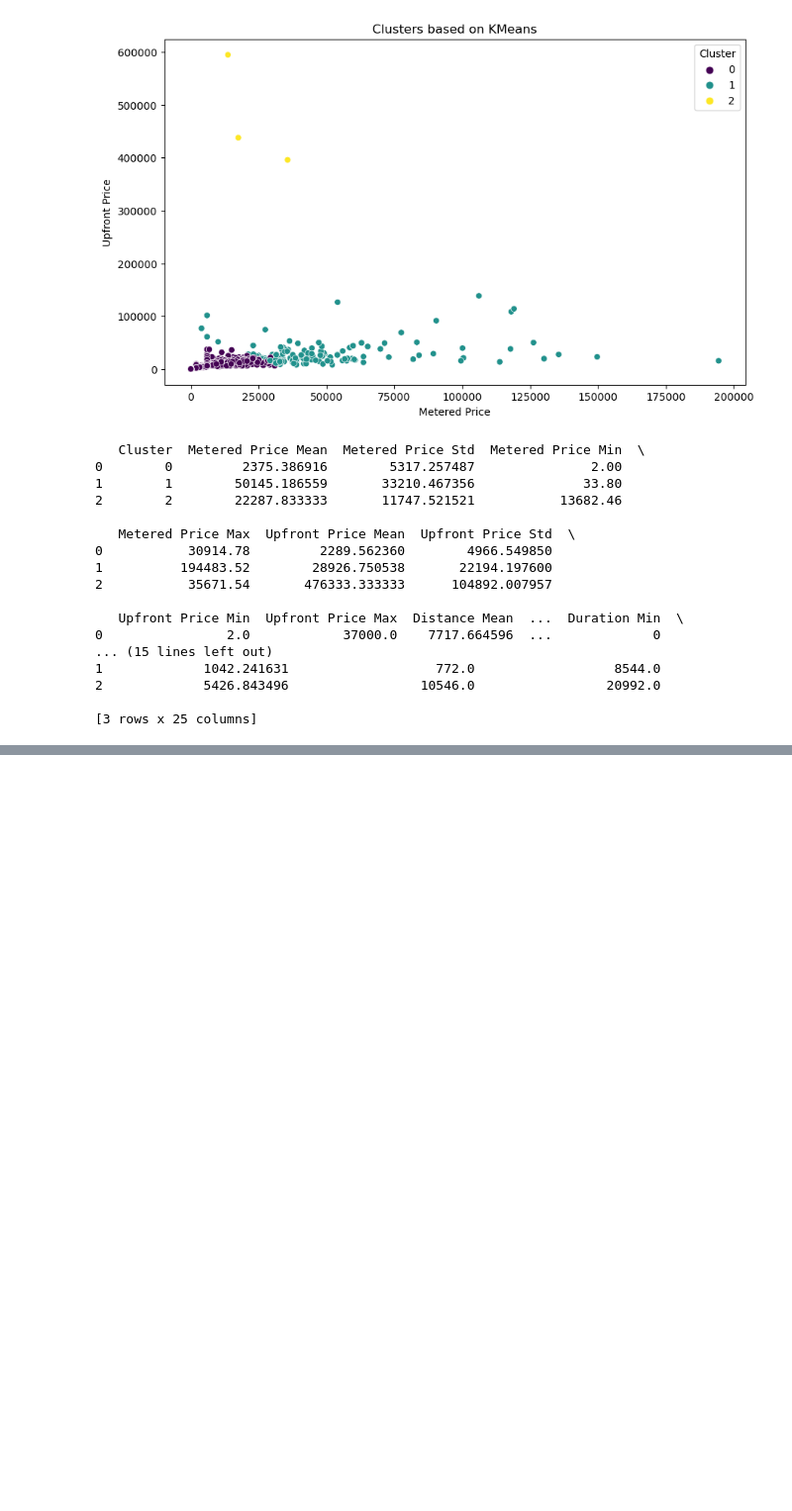
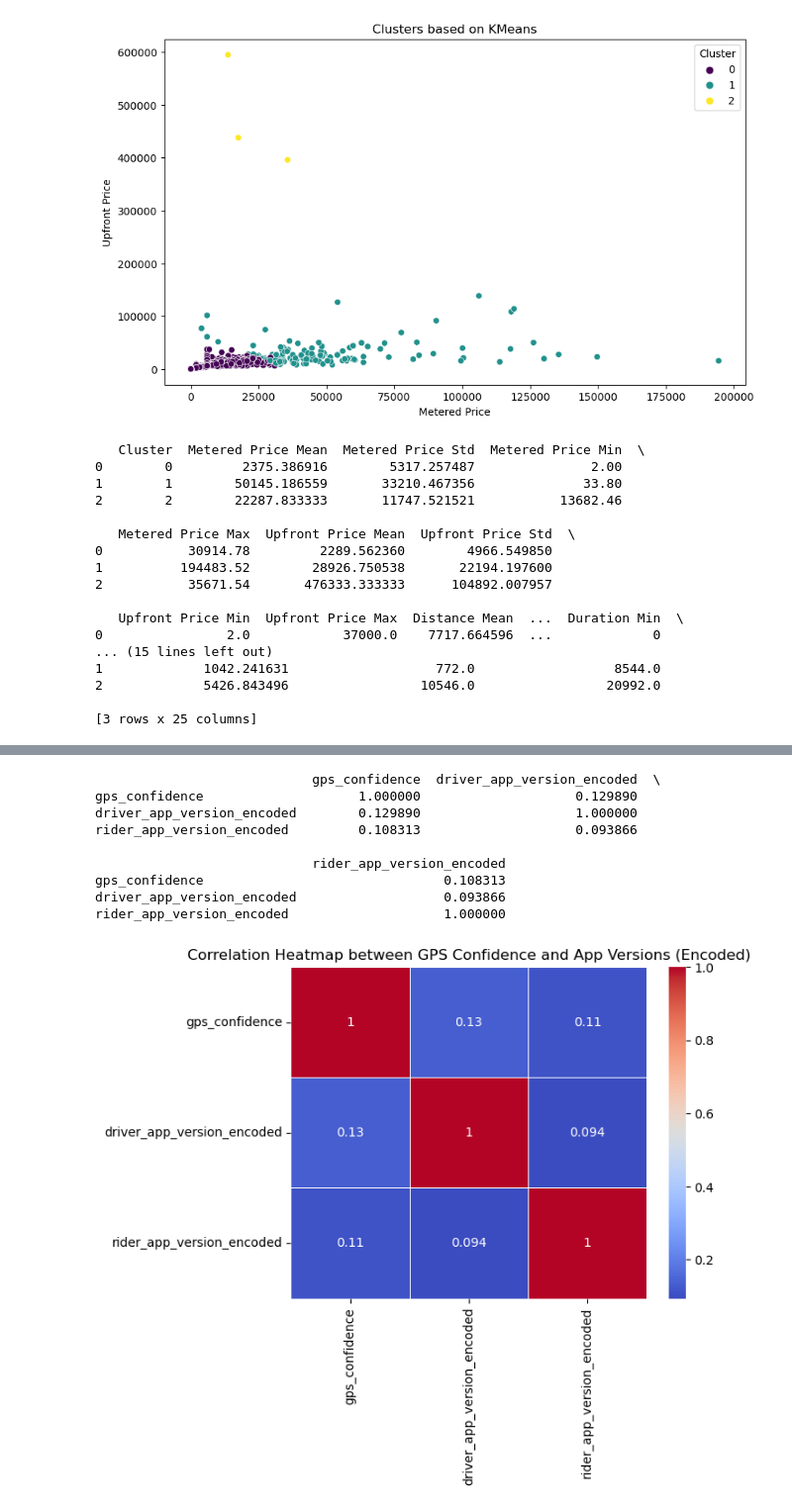
Before and after one commit to Nasir-Hussain-Datascientist/riding-hail-data-analysis, a Jupyter notebook: Untitled.ipynb, the cells around one changed output, grey strips where cells are left out. Shown at 99% size. Cells and saved outputs as stored; diff of their text form; code cells hidden in the pictures; blank space fills up the shorter version.

```diff
--- a/Untitled.ipynb
+++ b/Untitled.ipynb
@@ -291,0 +329,32 @@ print(cluster_summary)
+# %%
+import seaborn as sns
+import matplotlib.pyplot as plt
+
+# Assuming your dataset is loaded into a DataFrame named df
+
+# Encode 'driver_app_version' and 'rider_app_version' as categorical variables
+df['driver_app_version_encoded'] = df['driver_app_version'].astype('category').cat.codes
+df['rider_app_version_encoded'] = df['rider_app_version'].astype('category').cat.codes
+
+# Calculate the correlation matrix for gps_confidence, driver_app_version_encoded, and rider_app_version_encoded
+correlation = df[['gps_confidence', 'driver_app_version_encoded', 'rider_app_version_encoded']].corr()
+print(correlation)
+# Plotting the heatmap
+sns.heatmap(correlation, annot=True, cmap='coolwarm', linewidths=0.5)
+
+# Adding a title for clarity
+plt.title('Correlation Heatmap between GPS Confidence and App Versions (Encoded)')
+
+# Display the heatmap
+plt.show()
+# %% [output]
+                            gps_confidence  driver_app_version_encoded  \
+gps_confidence                    1.000000                    0.129890
+driver_app_version_encoded        0.129890                    1.000000
+rider_app_version_encoded         0.108313                    0.093866
+
+                            rider_app_version_encoded
+gps_confidence                               0.108313
+driver_app_version_encoded                   0.093866
+rider_app_version_encoded                    1.000000
+[figure, added]
```
Also changed, not shown: parts of 2 cells of this notebook, 2 other files.
